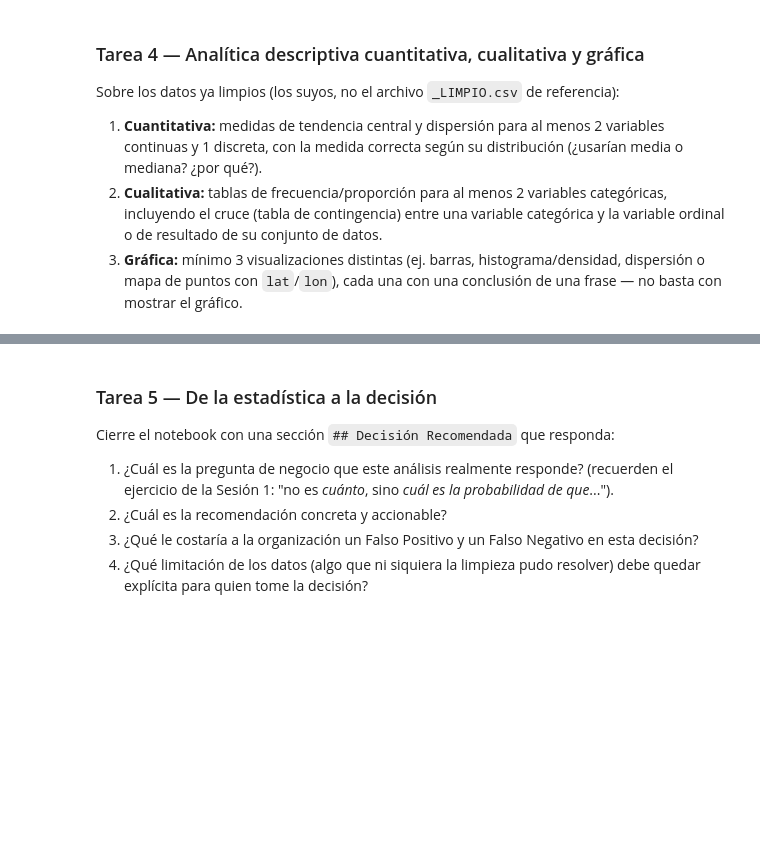
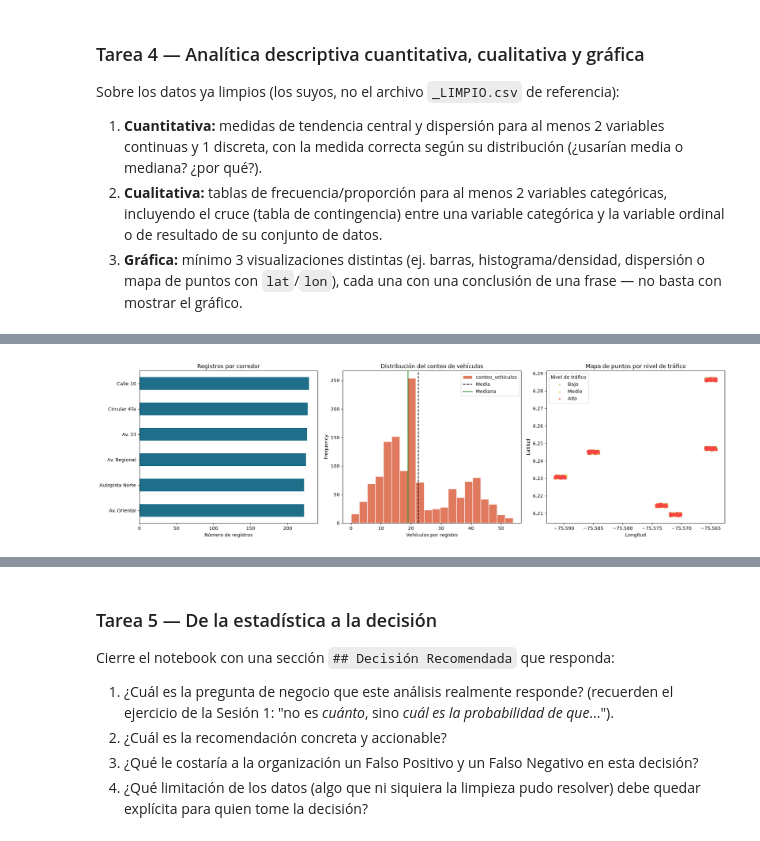
Before and after one commit to Jeronimo1303/Data_Science_Challenge_01, a Jupyter notebook: notebooks/taller_practico_01_analisis.ipynb, the cells around one changed output, grey strips where cells are left out. Cells and saved outputs as stored; diff of their text form; code cells hidden in the pictures; blank space fills up the shorter version.

Commit message:
Added Tarea 3 comparison between datasets, and revised Tarea 4

```diff
--- a/notebooks/taller_practico_01_analisis.ipynb
+++ b/notebooks/taller_practico_01_analisis.ipynb
@@ -463,8 +471,6 @@ for columna in ["ubicacion", "tipo_via", "condicion_clima"]:
 
 # Fechas o coordenadas sin evidencia suficiente no se inventan: se excluyen del análisis.
 df_trabajo = trabajo.dropna(subset=["timestamp", "lat", "lon"]).copy()
-df_trabajo["hora"] = df_trabajo["timestamp"].dt.hour
-df_trabajo["dia_semana"] = df_trabajo["timestamp"].dt.day_name(locale="es_ES")
 
 print(f"Filas contaminadas: {len(df_contaminado):,}")
 print(f"Filas disponibles después de limpiar: {len(df_trabajo):,}")
@@ -563,0 +730,34 @@ Cruce entre tipo de vía y nivel ordinal de tráfico:
+# %%
+# 3 visualizaciones distintas sobre df_trabajo (Tarea 3): barras, histograma y dispersión geoespacial.
+
+fig, axes = plt.subplots(1, 3, figsize=(19, 5.5))
+
+# 1) Barras: frecuencia de registros por corredor (ubicacion)
+frecuencia_ubicacion = df_trabajo["ubicacion"].value_counts().sort_values()
+frecuencia_ubicacion.plot(kind="barh", ax=axes[0], color="#1f6f8b")
+axes[0].set_title("Registros por corredor")
+axes[0].set_xlabel("Número de registros")
+axes[0].set_ylabel("")
+
+# 2) Histograma: distribución de conteo_vehiculos, con media y mediana marcadas
+df_trabajo["conteo_vehiculos"].plot(kind="hist", bins=20, ax=axes[1], color="#e07a5f", edgecolor="white")
+axes[1].axvline(df_trabajo["conteo_vehiculos"].mean(), color="black", linestyle="--", label="Media")
+axes[1].axvline(df_trabajo["conteo_vehiculos"].median(), color="green", linestyle="-", label="Mediana")
+axes[1].set_title("Distribución del conteo de vehículos")
+axes[1].set_xlabel("Vehículos por registro")
+axes[1].legend()
+
+# 3) Dispersión geoespacial: lat/lon coloreado por nivel_trafico (mapa de puntos aproximado)
+colores_nivel = {"Bajo": "#90be6d", "Medio": "#f9c74f", "Alto": "#f94144"}
+for nivel, color in colores_nivel.items():
+    subset = df_trabajo[df_trabajo["nivel_trafico"] == nivel]
+    axes[2].scatter(subset["lon"], subset["lat"], s=12, alpha=0.5, color=color, label=nivel)
+axes[2].set_title("Mapa de puntos por nivel de tráfico")
+axes[2].set_xlabel("Longitud")
+axes[2].set_ylabel("Latitud")
+axes[2].legend(title="Nivel de tráfico")
+
+plt.tight_layout()
+plt.show()
+# %% [output]
+[figure, added]
```
Also changed, not shown: parts of 21 cells of this notebook.
